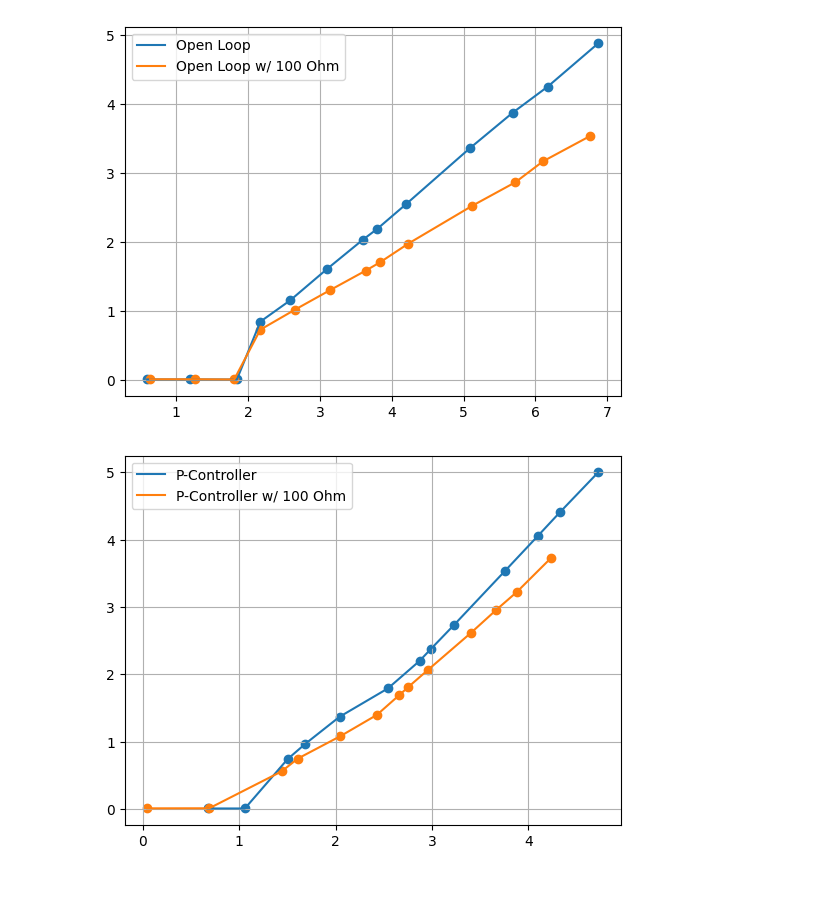
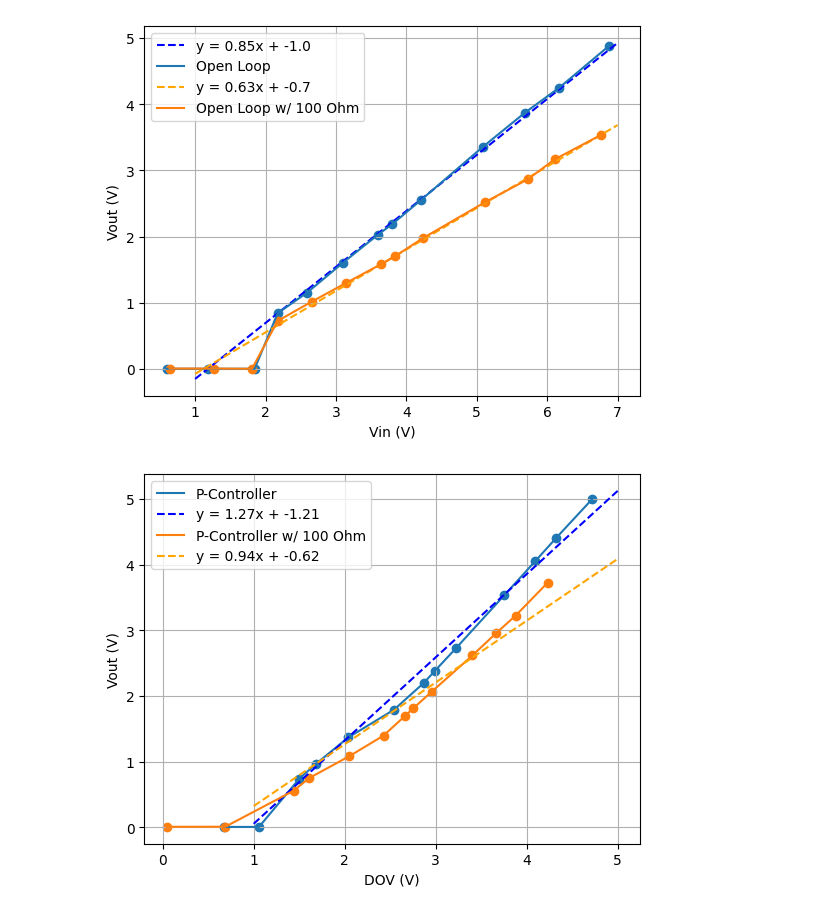
Before and after one commit to DanNguyenN/CE3202-Fundamentals, a Jupyter notebook: Lab9/main.ipynb, the cells around one changed output. Drawn from its saved outputs; the diff is of its cells as text; code cells hidden in the pictures; blank space fills up the shorter version.

```diff
--- a/Lab9/main.ipynb
+++ b/Lab9/main.ipynb
@@ -6,38 +6,75 @@ from rich import print
 # %%
 
 
 df2a = pd.read_csv('data2a.csv')
+
+#Make the trendline for the data
+m, b = np.polyfit(df2a['Vout'], df2a['Vin'], 1)
+#Plot the data
+x = np.linspace(1, 7, 100)
+y = m*x + b
+plt.plot(x, y, '--', label = f'y = {round(float(m), 2)}x + {round(float(b), 2)}', color = 'blue')
+
 plt.scatter(df2a['Vout'], df2a['Vin'])
 plt.plot(df2a['Vout'], df2a['Vin'], label = "Open Loop")
 
+
 df2b = pd.read_csv('data2b.csv')
+
+#Make the trendline for the data
+m, b = np.polyfit(df2b['Vout'], df2b['Vin'], 1)
+#Plot the data
+x = np.linspace(1, 7, 100)
+y = m*x + b
+plt.plot(x, y, '--', label = f'y = {round(float(m), 2)}x + {round(float(b), 2)}', color = 'orange')
+
+
 plt.scatter(df2b['Vout'], df2b['Vin'])
 plt.plot(df2b['Vout'], df2b['Vin'], label = "Open Loop w/ 100 Ohm")
 
 
-
+plt.ylabel('Vout (V)')
+plt.xlabel('Vin (V)')
 
 plt.legend()
 
 #Axis grid line only
 plt.grid(True)
 # %% [output]
-[figure, old version]
+[figure, new version]
 # %%
 df4b = pd.read_csv('data4b.csv')
 plt.scatter(df4b['Vout'], df4b['DOV'])
 plt.plot(df4b['Vout'], df4b['DOV'], label = "P-Controller")
 
+#Make the trendline for the data
+m, b = np.polyfit(df4b['Vout'], df4b['DOV'], 1)
+#Plot the data
+x = np.linspace(1, 5, 100)
+y = m*x + b
+plt.plot(x, y, '--', label = f'y = {round(float(m), 2)}x + {round(float(b), 2)}', color = 'blue')
+
+
 df4c = pd.read_csv('data4c.csv')
 plt.scatter(df4c['Vout'], df4c['DOV'])
 plt.plot(df4c['Vout'], df4c['DOV'], label = "P-Controller w/ 100 Ohm")
+
+#Make the trendline for the data
+m, b = np.polyfit(df4c['Vout'], df4c['DOV'], 1)
+#Plot the data
+x = np.linspace(1, 5, 100)
+y = m*x + b
+plt.plot(x, y, '--', label = f'y = {round(float(m), 2)}x + {round(float(b), 2)}', color = 'orange')
+
+plt.xlabel('DOV (V)')
+plt.ylabel('Vout (V)')
 
 plt.legend()
 
 #Axis grid line only
 plt.grid(True)
 # %% [output]
-[figure, old version]
+[figure, new version]
 # %%
 df5a = pd.read_csv('data5a.csv')
 plt.scatter(df5a['Vout'], df5a['DOV'])
```
Also changed, not shown: parts of 2 cells of this notebook, 1 other file.
